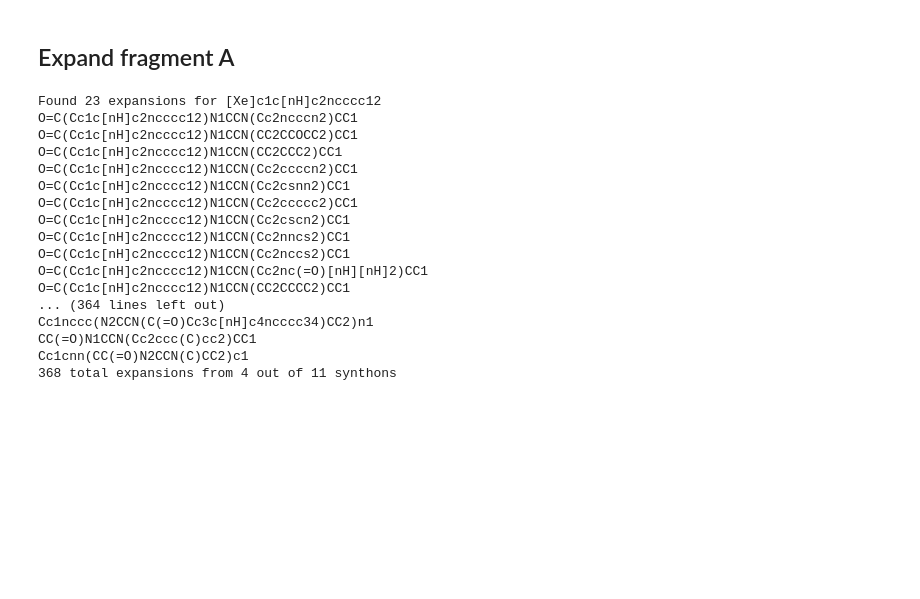
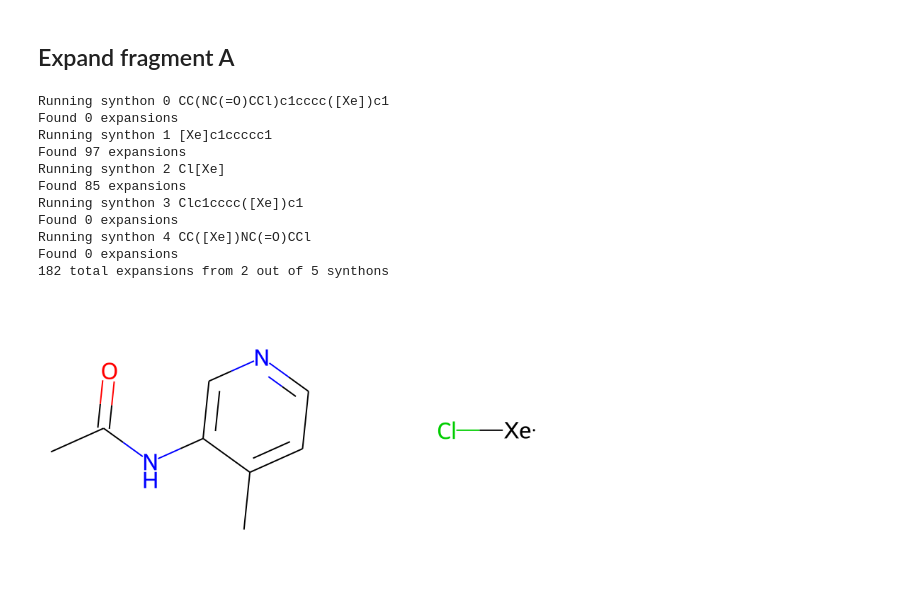
Before and after one commit to tdudgeon/fragment-network-merges, a Jupyter notebook: merge-fragments.ipynb, the cells around one changed output. Cells and saved outputs as stored; diff of their text form; code cells hidden in the pictures; blank space fills up the shorter version.

```diff
--- a/merge-fragments.ipynb
+++ b/merge-fragments.ipynb
@@ -121,9 +146,11 @@ C[Xe]
 def find_expansions(tx, smiles, synthon):
     """Expand the molecules with this SMILES using this synthon"""
     expansions = set()
-    for record in tx.run("MATCH (fa:F2 {smiles: $smiles})-[e1:FRAG*0..1]->(i1:F2)"
-                         "<-[e2:FRAG*0..1]-(i2)<-[e3:FRAG]-(c:Mol) "
-                         "WHERE split(e3.label, '|')[1] = $synthon RETURN c",
+    for record in tx.run("MATCH (fa:F2 {smiles: $smiles})"
+                         "<-[:FRAG*0..1]-(:F2)"
+                         "-[:FRAG*0..1]->(:F2)"
+                         "<-[e:FRAG]-(c:Mol) "
+                         "WHERE split(e.label, '|')[1] = $synthon RETURN c",
                          smiles=smiles, synthon=synthon):
         node = record['c']
         expansions.add(node['smiles'])
@@ -131,35 +158,46 @@ def find_expansions(tx, smiles, synthon):
 # %%
 # do the expansions
 
+data = []
+synthon_mols = []
 with driver.session() as session:
     count = 0
+    synthon_no = 0
     expanded_synthons = 0
     # for each synthon
     for synthon in synthons:
+        synthon_mol = Chem.MolFromSmiles(synthon)
+        synthon_mols.append(synthon_mol)
+        synthon_data = []
+        data.append(synthon_data)
         # do the expansion of fragment_a with that synthon
+        print('Running synthon', synthon_no, synthon)
         expansions = session.read_transaction(find_expansions, fragment_a, synthon)
-        print('Found', len(expansions), 'expansions for', synthon)
+        print('Found', len(expansions), 'expansions')
         count += len(expansions)
         if (len(expansions)):
             expanded_synthons += 1
         for e in expansions:
-            print(e)
+            #print(e)
+            synthon_data.append(e)
+        synthon_no += 1
+
     print(count, 'total expansions from', expanded_synthons, 'out of', len(synthons), 'synthons')
 # %% [output]
-Found 23 expansions for [Xe]c1c[nH]c2ncccc12
-O=C(Cc1c[nH]c2ncccc12)N1CCN(Cc2ncccn2)CC1
-O=C(Cc1c[nH]c2ncccc12)N1CCN(CC2CCOCC2)CC1
-O=C(Cc1c[nH]c2ncccc12)N1CCN(CC2CCC2)CC1
-O=C(Cc1c[nH]c2ncccc12)N1CCN(Cc2ccccn2)CC1
-O=C(Cc1c[nH]c2ncccc12)N1CCN(Cc2csnn2)CC1
-O=C(Cc1c[nH]c2ncccc12)N1CCN(Cc2ccccc2)CC1
-O=C(Cc1c[nH]c2ncccc12)N1CCN(Cc2cscn2)CC1
-O=C(Cc1c[nH]c2ncccc12)N1CCN(Cc2nncs2)CC1
-O=C(Cc1c[nH]c2ncccc12)N1CCN(Cc2nccs2)CC1
-O=C(Cc1c[nH]c2ncccc12)N1CCN(Cc2nc(=O)[nH][nH]2)CC1
-O=C(Cc1c[nH]c2ncccc12)N1CCN(CC2CCCC2)CC1
-... (364 lines left out)
-Cc1nccc(N2CCN(C(=O)Cc3c[nH]c4ncccc34)CC2)n1
-CC(=O)N1CCN(Cc2ccc(C)cc2)CC1
-Cc1cnn(CC(=O)N2CCN(C)CC2)c1
-368 total expansions from 4 out of 11 synthons
+Running synthon 0 CC(NC(=O)CCl)c1cccc([Xe])c1
+Found 0 expansions
+Running synthon 1 [Xe]c1ccccc1
+Found 97 expansions
+Running synthon 2 Cl[Xe]
+Found 85 expansions
+Running synthon 3 Clc1cccc([Xe])c1
+Found 0 expansions
+Running synthon 4 CC([Xe])NC(=O)CCl
+Found 0 expansions
+182 total expansions from 2 out of 5 synthons
+# %%
+synthon_to_print = 2
+# %%
+Draw.MolsToGridImage([mol_a, synthon_mols[synthon_to_print]], molsPerRow=3, subImgSize=(400, 400))
+# %% [output]
+[figure, added]
```
Also changed, not shown: parts of 13 cells of this notebook.
